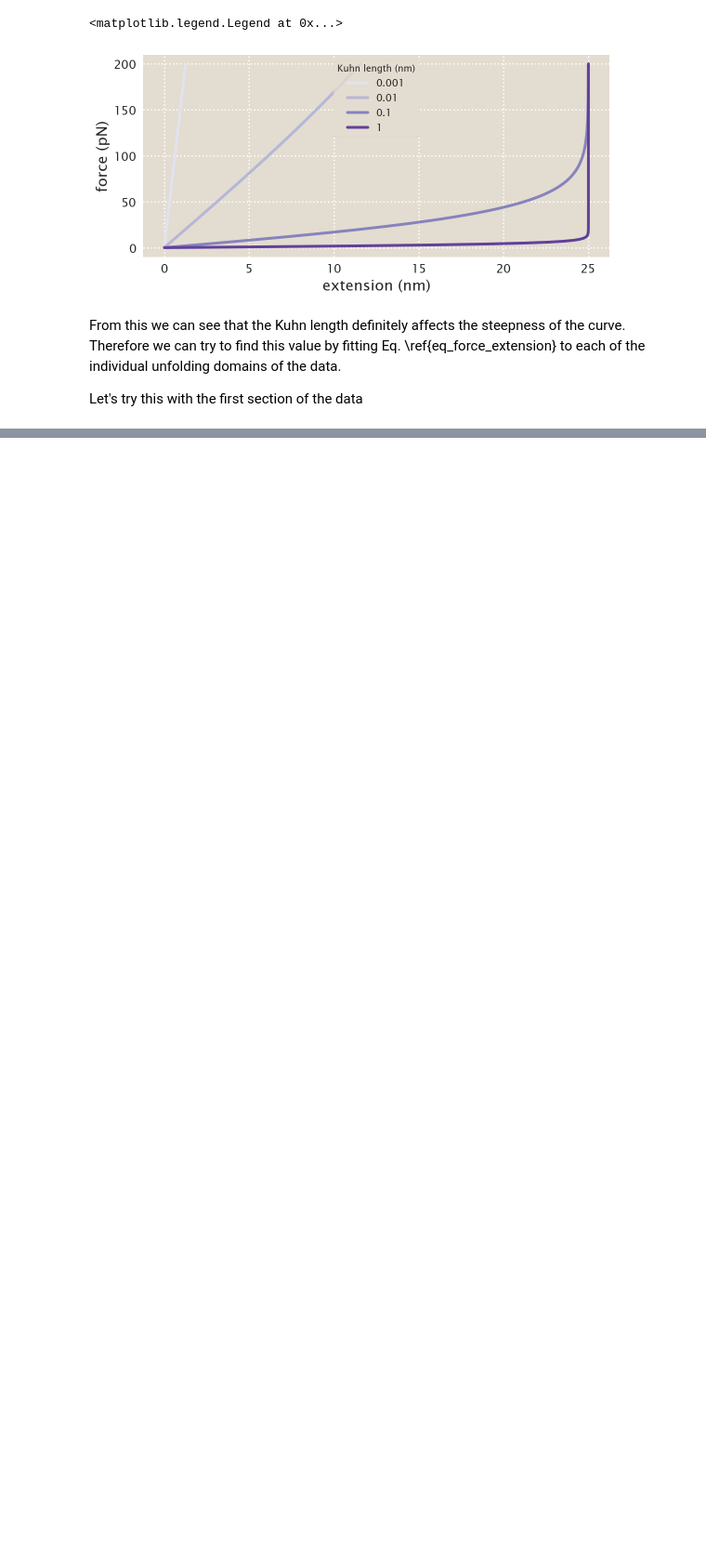
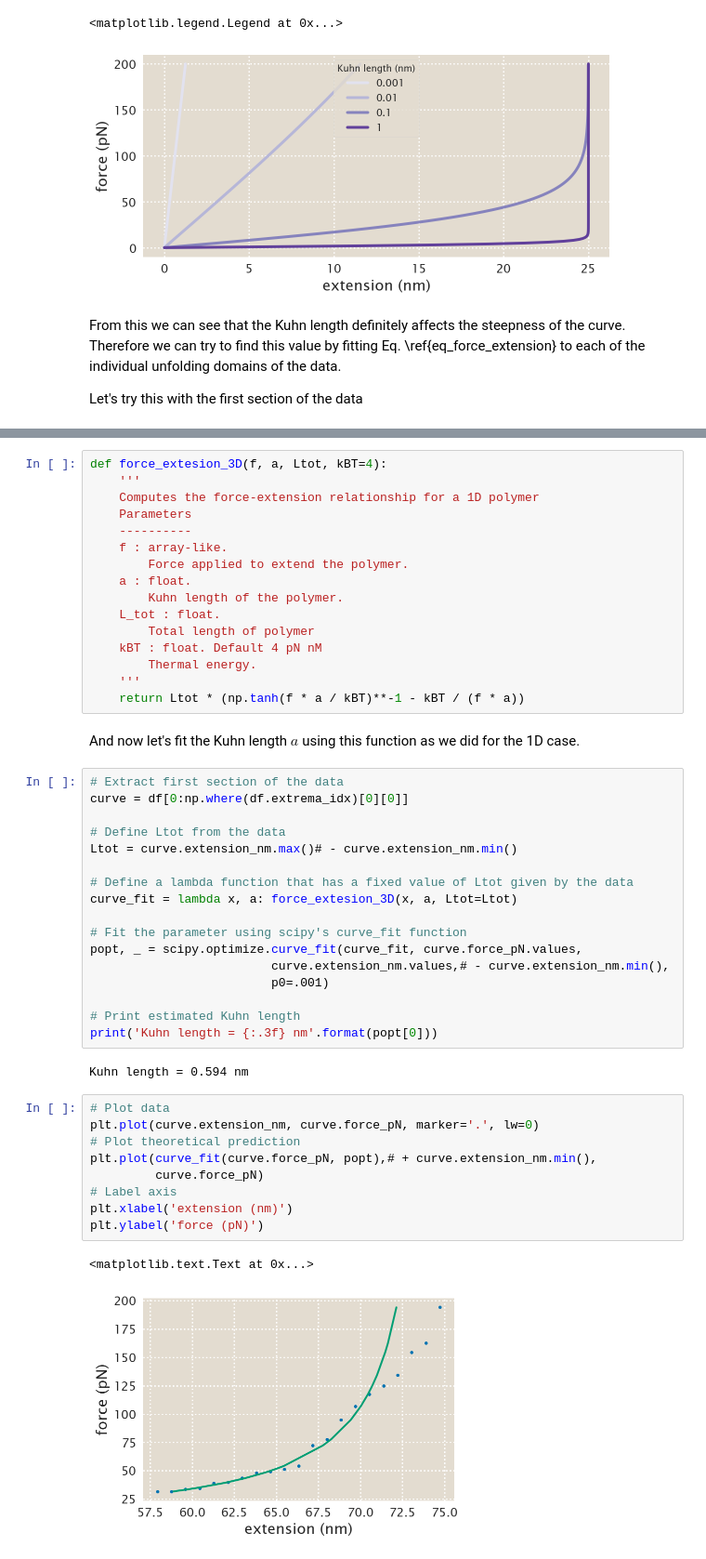
Before and after one commit to mrazomej/pboc, a Jupyter notebook: src/chapter_08.ipynb, the cells around one changed output, grey strips where cells are left out. Shown at 93% size. Saved outputs shown, nothing was run; the diff lists cells and outputs as text; blank space fills up the shorter version.

```diff
--- a/src/chapter_08.ipynb
+++ b/src/chapter_08.ipynb
@@ -525,0 +547,49 @@ plt.plot(curve_fit(curve.force_pN, popt) + curve.extension_nm.min(),
+# %%
+def force_extesion_3D(f, a, Ltot, kBT=4):
+    '''
+    Computes the force-extension relationship for a 1D polymer
+    Parameters
+    ----------
+    f : array-like.
+        Force applied to extend the polymer.
+    a : float.
+        Kuhn length of the polymer.
+    L_tot : float.
+        Total length of polymer
+    kBT : float. Default 4 pN nM
+        Thermal energy.
+    '''
+    return Ltot * (np.tanh(f * a / kBT)**-1 - kBT / (f * a))
+# %% [markdown]
+And now let's fit the Kuhn length $a$ using this function as we did for the 1D case.
+# %%
+# Extract first section of the data
+curve = df[0:np.where(df.extrema_idx)[0][0]]
+
+# Define Ltot from the data
+Ltot = curve.extension_nm.max()# - curve.extension_nm.min()
+
+# Define a lambda function that has a fixed value of Ltot given by the data
+curve_fit = lambda x, a: force_extesion_3D(x, a, Ltot=Ltot)
+
+# Fit the parameter using scipy's curve_fit function
+popt, _ = scipy.optimize.curve_fit(curve_fit, curve.force_pN.values,
+                         curve.extension_nm.values,# - curve.extension_nm.min(),
+                         p0=.001)
+
+# Print estimated Kuhn length
+print('Kuhn length = {:.3f} nm'.format(popt[0]))
+# %% [output]
+Kuhn length = 0.594 nm
+# %%
+# Plot data
+plt.plot(curve.extension_nm, curve.force_pN, marker='.', lw=0)
+# Plot theoretical prediction
+plt.plot(curve_fit(curve.force_pN, popt),# + curve.extension_nm.min(),
+         curve.force_pN)
+# Label axis
+plt.xlabel('extension (nm)')
+plt.ylabel('force (pN)')
+# %% [output]
+<matplotlib.text.Text at 0x...>
+[figure, added]
```
Also changed, not shown: parts of 8 cells of this notebook.
